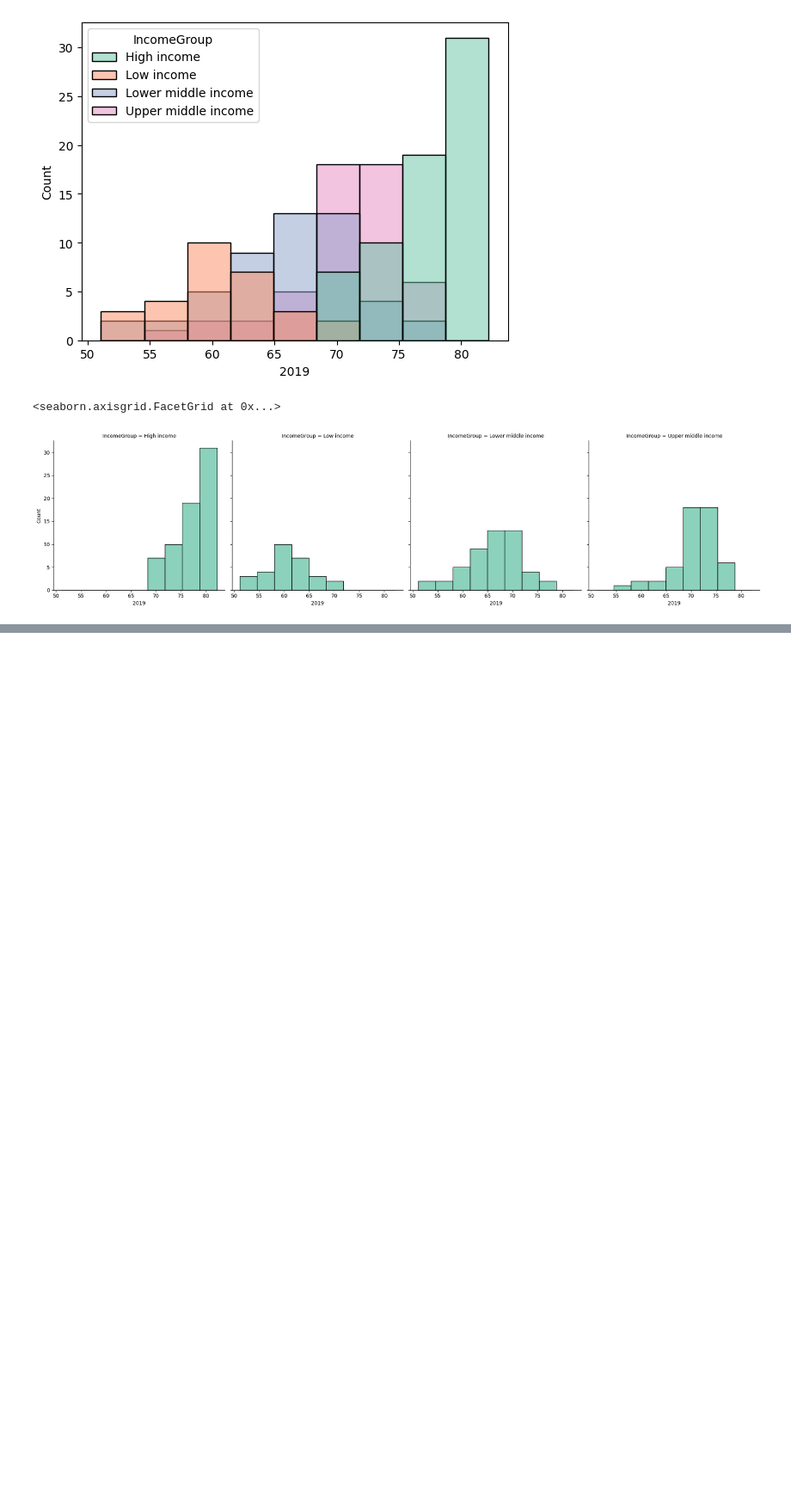
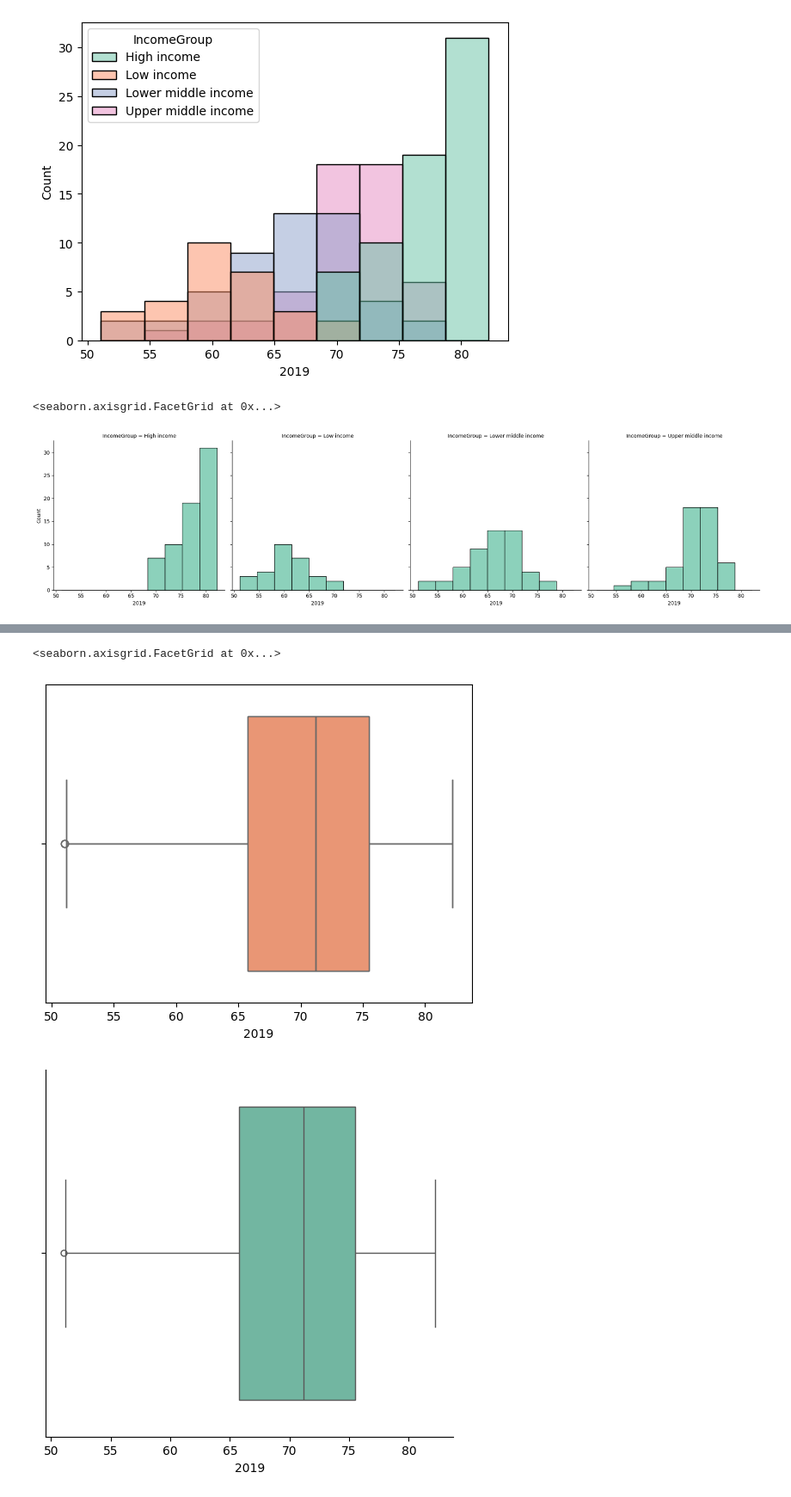
Before and after one commit to Edersao/Curso_Data_Scientist, a Jupyter notebook: exploracion_de_datos.ipynb, the cells around one changed output, grey strips where cells are left out. Shown: that part at 86% size. Cells and saved outputs as stored; diff of their text form; code cells hidden in the pictures; blank space fills up the shorter version.

```diff
--- a/exploracion_de_datos.ipynb
+++ b/exploracion_de_datos.ipynb
@@ -171,0 +195,12 @@ sns.displot(kind='hist',x='2019',col='IncomeGroup',data=merged_df)
+# %%
+# con Seaborn
+sns.boxplot(x='2019',data=lifexp_male)
+#o
+sns.boxplot(x=lifexp_male['2019'])
+#o
+sns.catplot(kind='box',x='2019',data=lifexp_male)
+#*Para girar el diagrama emplea el parámetro orient='h' y cambia la variable x por y.
+# %% [output]
+<seaborn.axisgrid.FacetGrid at 0x...>
+[figure, added]
+[figure, added]
```
Also changed, not shown: parts of 29 cells of this notebook.
